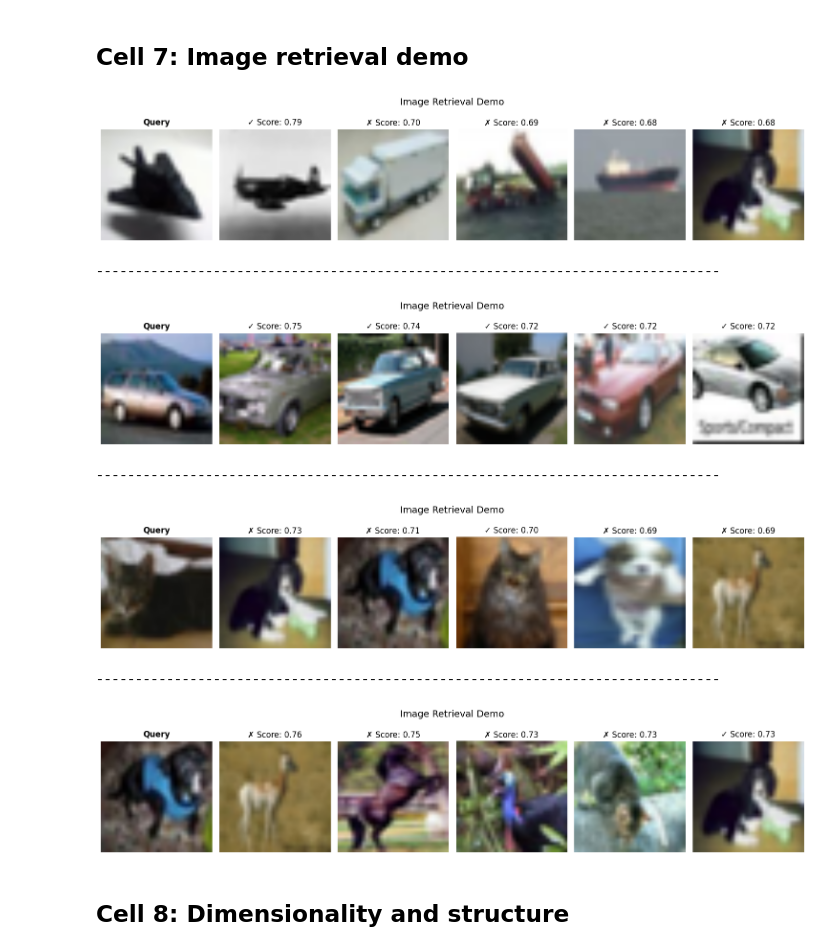
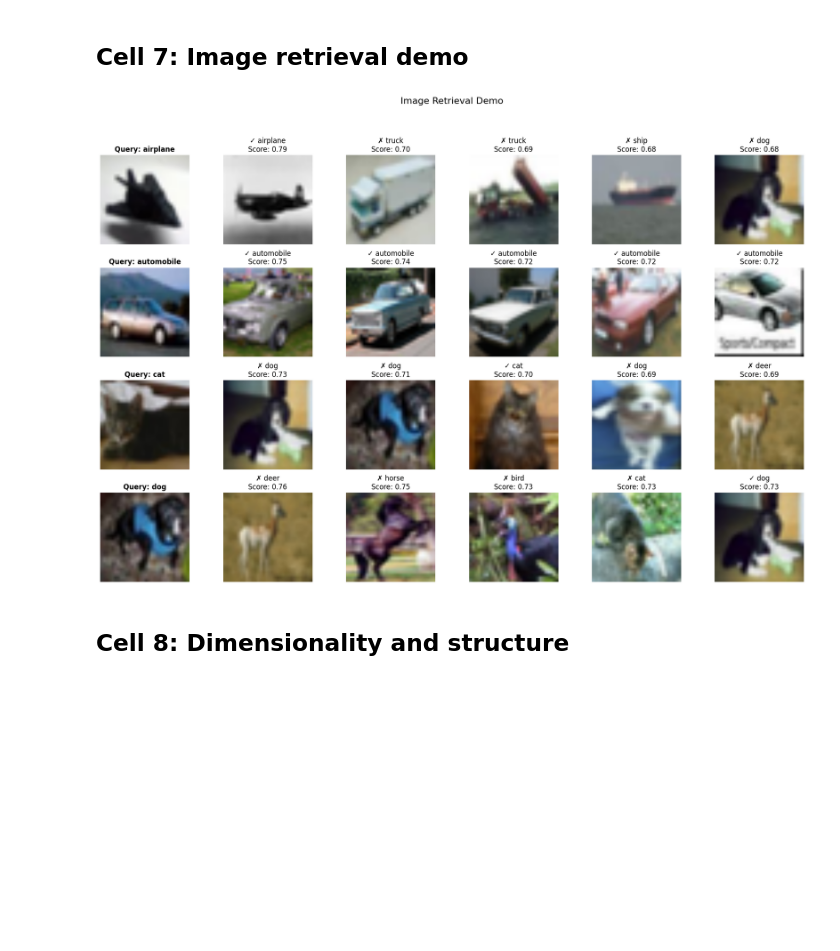
Before and after one commit to brandy99swords/AIML2003_NLP, a Jupyter notebook: week4 / Lab3_CombinedEmbeddings.ipynb, the cells around one changed output. Saved outputs shown, nothing was run; the diff lists cells and outputs as text; code cells hidden in the pictures; blank space fills up the shorter version.

```diff
--- a/week4 / Lab3_CombinedEmbeddings.ipynb
+++ b/week4 / Lab3_CombinedEmbeddings.ipynb
@@ -381,73 +381,66 @@ def find_similar_image(query_idx, n=5):
 
     # Set the query's own score to -1 to exclude it from results
     scores[query_idx] = -1
 
     # Get indices sorted by score, highest first
     top_n_indices = np.argsort(scores)[::-1][:n]
     top_n_scores = scores[top_n_indices]
 
     return top_n_indices, top_n_scores
 
-def display_similar_images(query_idx, top_indices, top_scores, n=5):
+# Modified display function to accept a row of axes
+def display_similar_images(query_idx, top_indices, top_scores, n, axes_row):
     query_label = img_labels[query_idx]
 
-    fig, axes = plt.subplots(1, n + 1, figsize=(15, 3))
-
     # Display query image
-    axes[0].imshow(resized_images[query_idx].numpy().astype('uint8'))
-    axes[0].set_title(f"Query", fontweight='bold') # Removed category name
-    axes[0].axis('off')
+    axes_row[0].imshow(resized_images[query_idx].numpy().astype('uint8'))
+    axes_row[0].set_title(f"Query: {img_names[query_label]}", fontweight='bold')
+    axes_row[0].axis('off')
 
     # Display top N similar images
     for i, (idx, score) in enumerate(zip(top_indices, top_scores)):
         match_image = resized_images[idx].numpy().astype('uint8')
         match_label = img_labels[idx]
 
         # Determine symbol for match category
         category_match_symbol = '✓' if match_label == query_label else '✗'
 
-        axes[i + 1].imshow(match_image)
-        axes[i + 1].set_title(f"{category_match_symbol} Score: {score:.2f}") # Removed category name
-        axes[i + 1].axis('off')
+        axes_row[i + 1].imshow(match_image)
+        axes_row[i + 1].set_title(f"{category_match_symbol} {img_names[match_label]}\nScore: {score:.2f}")
+        axes_row[i + 1].axis('off')
 
-    # Overall title for the set of images
-    plt.suptitle('Image Retrieval Demo', y=1.05, fontsize=14) # General title
-    plt.tight_layout()
-    plt.show()
+# --- Combine all queries into a single figure --- #
+# Create a single figure with 4 rows (for 4 queries) and (n+1) columns (for query + n matches)
+n = 5 # Number of similar images to display
+fig, all_axes = plt.subplots(4, n + 1, figsize=(18, 12))
+fig.suptitle('Image Retrieval Demo', y=1.02, fontsize=16)
 
-# --- Test with Query 1: First image of 'airplane' (index 0) ---
-query_idx_1 = selected_cifar_indices[0] * N_PER_CLASS # Index for 'airplane'
-top_indices_1, top_scores_1 = find_similar_image(query_idx_1, n=5)
-display_similar_images(query_idx_1, top_indices_1, top_scores_1, n=5)
+# Query 1: First image of 'airplane' (index 0)
+query_idx_1 = selected_cifar_indices[0] * N_PER_CLASS
+top_indices_1, top_scores_1 = find_similar_image(query_idx_1, n=n)
+display_similar_images(query_idx_1, top_indices_1, top_scores_1, n=n, axes_row=all_axes[0])
 
-print("\n" + "-"*80 + "\n")
+# Query 2: First image of 'automobile'
+query_idx_2 = selected_cifar_indices[1] * N_PER_CLASS
+top_indices_2, top_scores_2 = find_similar_image(query_idx_2, n=n)
+display_similar_images(query_idx_2, top_indices_2, top_scores_2, n=n, axes_row=all_axes[1])
 
-# --- Test with Query 2: First image of 'automobile' (index N_PER_CLASS) ---
-query_idx_2 = selected_cifar_indices[1] * N_PER_CLASS # Index for 'automobile'
-top_indices_2, top_scores_2 = find_similar_image(query_idx_2, n=5)
-display_similar_images(query_idx_2, top_indices_2, top_scores_2, n=5)
+# Query 3: First image of 'cat'
+query_idx_3 = selected_cifar_indices[2] * N_PER_CLASS
+top_indices_3, top_scores_3 = find_similar_image(query_idx_3, n=n)
+display_similar_images(query_idx_3, top_indices_3, top_scores_3, n=n, axes_row=all_axes[2])
 
-print("\n" + "-"*80 + "\n")
+# Query 4: First image of 'dog'
+query_idx_4 = selected_cifar_indices[3] * N_PER_CLASS
+top_indices_4, top_scores_4 = find_similar_image(query_idx_4, n=n)
+display_similar_images(query_idx_4, top_indices_4, top_scores_4, n=n, axes_row=all_axes[3])
 
-# --- Test with Query 3: First image of 'cat' ---
-query_idx_3 = selected_cifar_indices[2] * N_PER_CLASS # Index for 'cat'
-top_indices_3, top_scores_3 = find_similar_image(query_idx_3, n=5)
-display_similar_images(query_idx_3, top_indices_3, top_scores_3, n=5)
+plt.tight_layout(rect=[0, 0.03, 1, 0.98]) # Adjust layout for main title
+plt.show()
 
-print("\n" + "-"*80 + "\n")
-
-# --- Test with Query 4: First image of 'dog' ---
-query_idx_4 = selected_cifar_indices[3] * N_PER_CLASS # Index for 'dog'
-top_indices_4, top_scores_4 = find_similar_image(query_idx_4, n=5)
-display_similar_images(query_idx_4, top_indices_4, top_scores_4, n=5)
+# Remove the print separators as they are no longer needed
 # %% [output]
-[figure, old version]
+[figure, new version]
---------------------------------------------------------------------------------
-[figure, removed]
---------------------------------------------------------------------------------
-[figure, removed]
---------------------------------------------------------------------------------
-[figure, removed]
 # %% [markdown]
 ## Cell 8: Dimensionality and structure
 # %%
```
Also changed, not shown: parts of 1 cell of this notebook.
